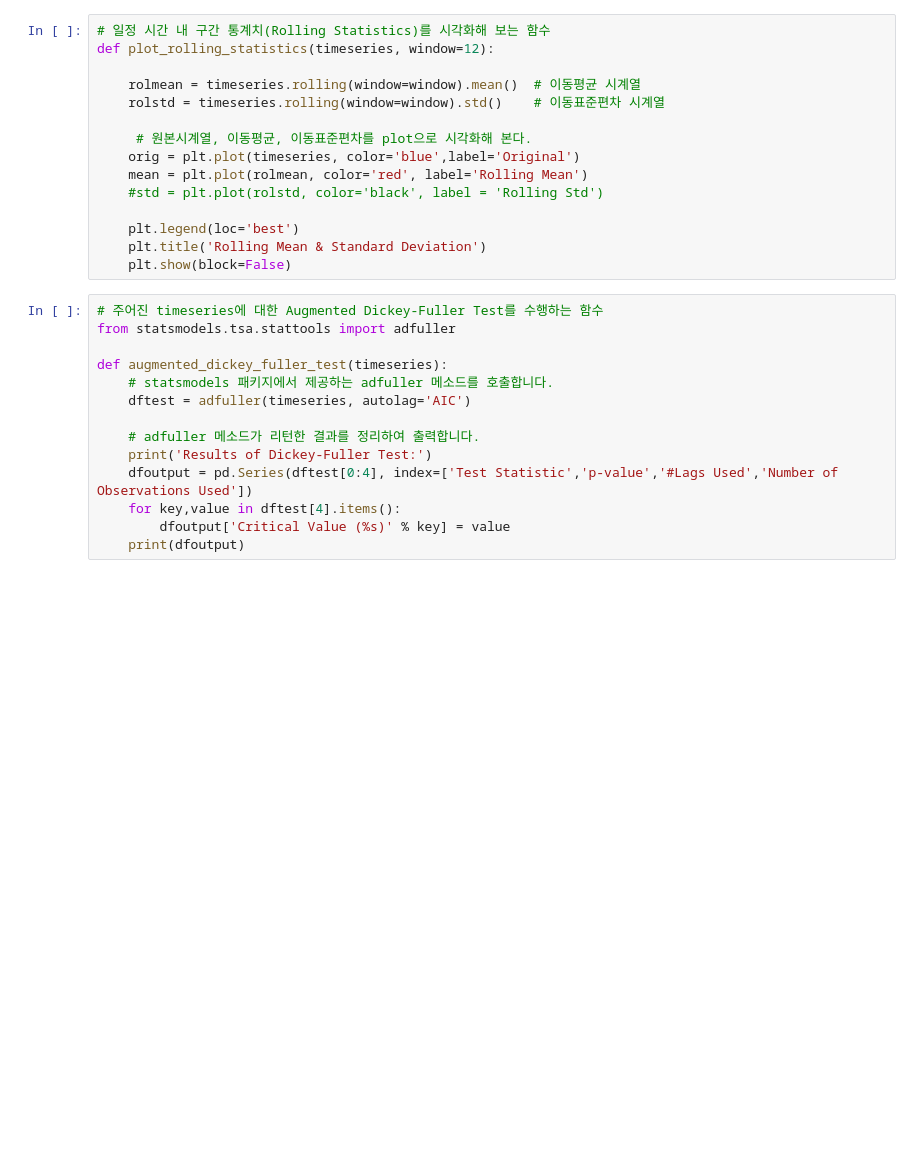
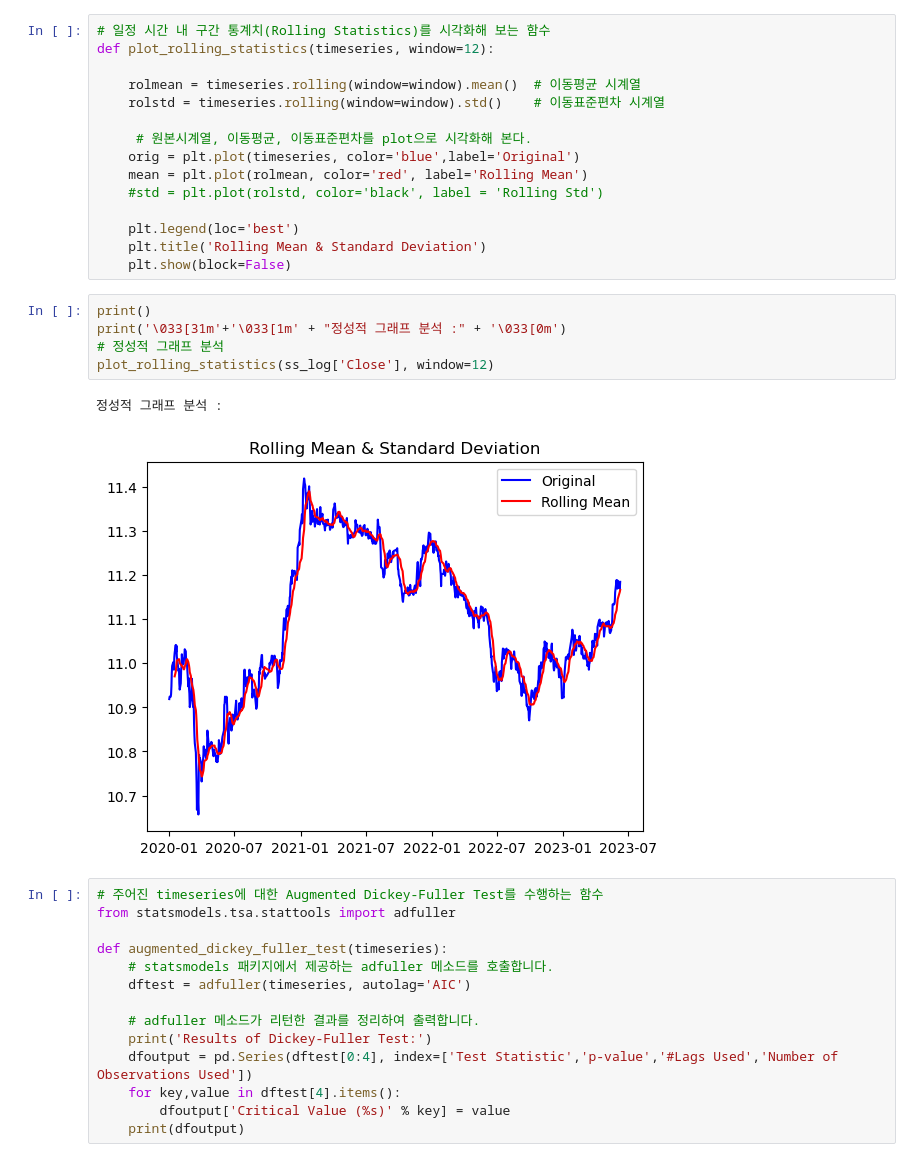
Before and after one commit to sejinhwang97ko/ubion_ml, a Jupyter notebook: ARIMA 모델을 통한 삼성주가 예측.ipynb, the cells around one changed output. Cells and saved outputs as stored; diff of their text form; blank space fills up the shorter version.

```diff
--- a/ARIMA 모델을 통한 삼성주가 예측.ipynb
+++ b/ARIMA 모델을 통한 삼성주가 예측.ipynb
@@ -137,6 +137,14 @@ def plot_rolling_statistics(timeseries, window=12):
     plt.legend(loc='best')
     plt.title('Rolling Mean & Standard Deviation')
     plt.show(block=False)
+# %%
+print()
+print('\033[31m'+'\033[1m' + "정성적 그래프 분석 :" + '\033[0m')
+# 정성적 그래프 분석
+plot_rolling_statistics(ss_log['Close'], window=12)
+# %% [output]
+정성적 그래프 분석 :
+[figure, added]
 # %%
 # 주어진 timeseries에 대한 Augmented Dickey-Fuller Test를 수행하는 함수
 from statsmodels.tsa.stattools import adfuller
```
Also changed, not shown: parts of 9 cells of this notebook.
